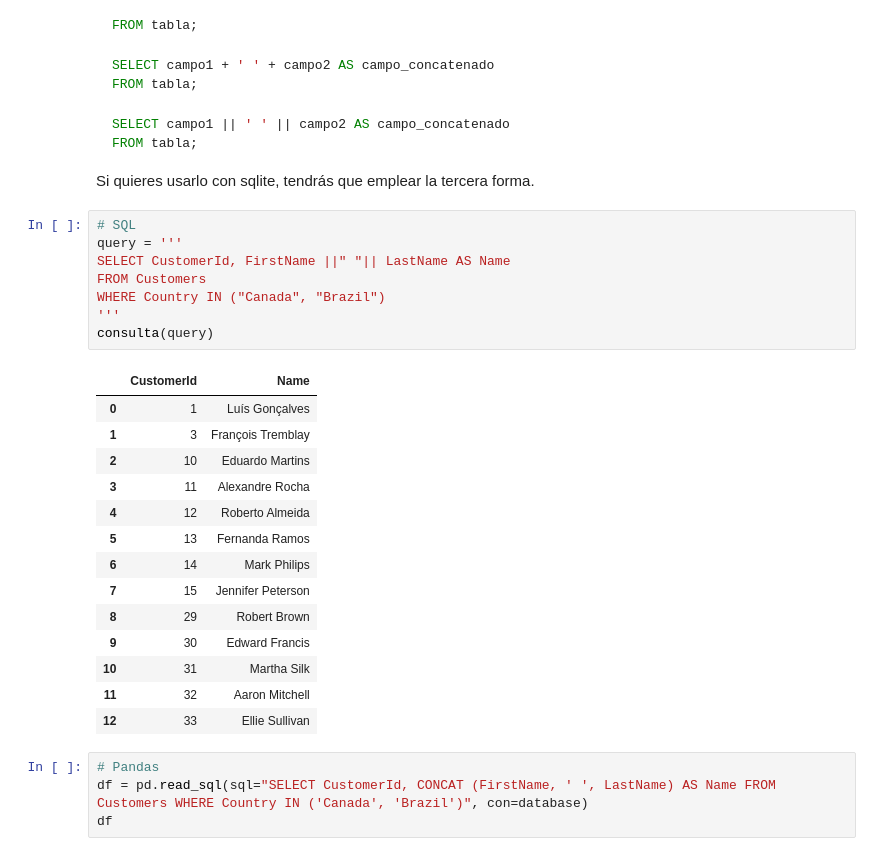
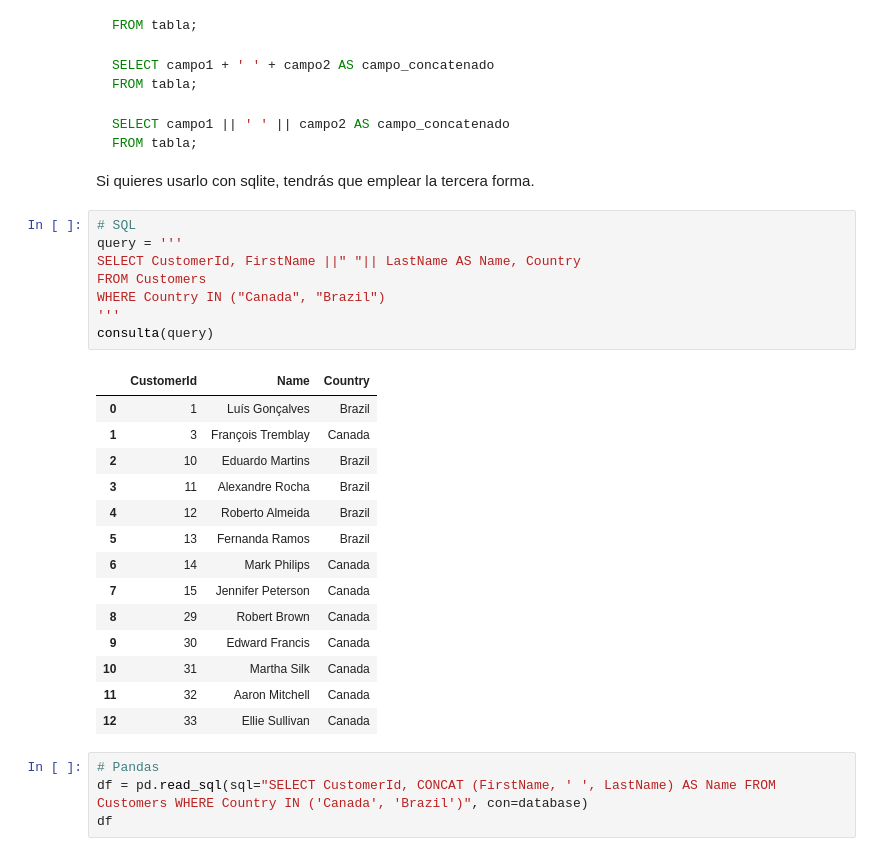
Before and after one commit to dgordiales/DS-Online-Dani-Garcia-Ordiales, a Jupyter notebook: 03_Data_Analysis/Sprint_06/Unidad_01_Procesado_Datos_Internos_BBDD/03_Practica_Obligatoria/18_Practica_Obligatoria_SQL.ipynb, the cells around one changed output. Drawn from its saved outputs; the diff is of its cells as text.

```diff
--- a/03_Data_Analysis/Sprint_06/Unidad_01_Procesado_Datos_Internos_BBDD/03_Practica_Obligatoria/18_Practica_Obligatoria_SQL.ipynb
+++ b/03_Data_Analysis/Sprint_06/Unidad_01_Procesado_Datos_Internos_BBDD/03_Practica_Obligatoria/18_Practica_Obligatoria_SQL.ipynb
@@ -64,26 +64,26 @@ Si quieres usarlo con sqlite, tendrás que emplear la tercera forma.
 # %%
 # SQL
 query = '''
-SELECT CustomerId, FirstName ||" "|| LastName AS Name
+SELECT CustomerId, FirstName ||" "|| LastName AS Name, Country
 FROM Customers
 WHERE Country IN ("Canada", "Brazil")
 '''
 consulta(query)
 # %% [output]
-|  | CustomerId | Name |
-| 0 | 1 | Luís Gonçalves |
-| 1 | 3 | François Tremblay |
-| 2 | 10 | Eduardo Martins |
-| 3 | 11 | Alexandre Rocha |
-| 4 | 12 | Roberto Almeida |
-| 5 | 13 | Fernanda Ramos |
-| 6 | 14 | Mark Philips |
-| 7 | 15 | Jennifer Peterson |
-| 8 | 29 | Robert Brown |
-| 9 | 30 | Edward Francis |
-| 10 | 31 | Martha Silk |
-| 11 | 32 | Aaron Mitchell |
-| 12 | 33 | Ellie Sullivan |
+|  | CustomerId | Name | Country |
+| 0 | 1 | Luís Gonçalves | Brazil |
+| 1 | 3 | François Tremblay | Canada |
+| 2 | 10 | Eduardo Martins | Brazil |
+| 3 | 11 | Alexandre Rocha | Brazil |
+| 4 | 12 | Roberto Almeida | Brazil |
+| 5 | 13 | Fernanda Ramos | Brazil |
+| 6 | 14 | Mark Philips | Canada |
+| 7 | 15 | Jennifer Peterson | Canada |
+| 8 | 29 | Robert Brown | Canada |
+| 9 | 30 | Edward Francis | Canada |
+| 10 | 31 | Martha Silk | Canada |
+| 11 | 32 | Aaron Mitchell | Canada |
+| 12 | 33 | Ellie Sullivan | Canada |
 # %%
 # Pandas
 df = pd.read_sql(sql="SELECT CustomerId, CONCAT (FirstName, ' ', LastName) AS Name FROM Customers WHERE Country IN ('Canada', 'Brazil')", con=database)
```
